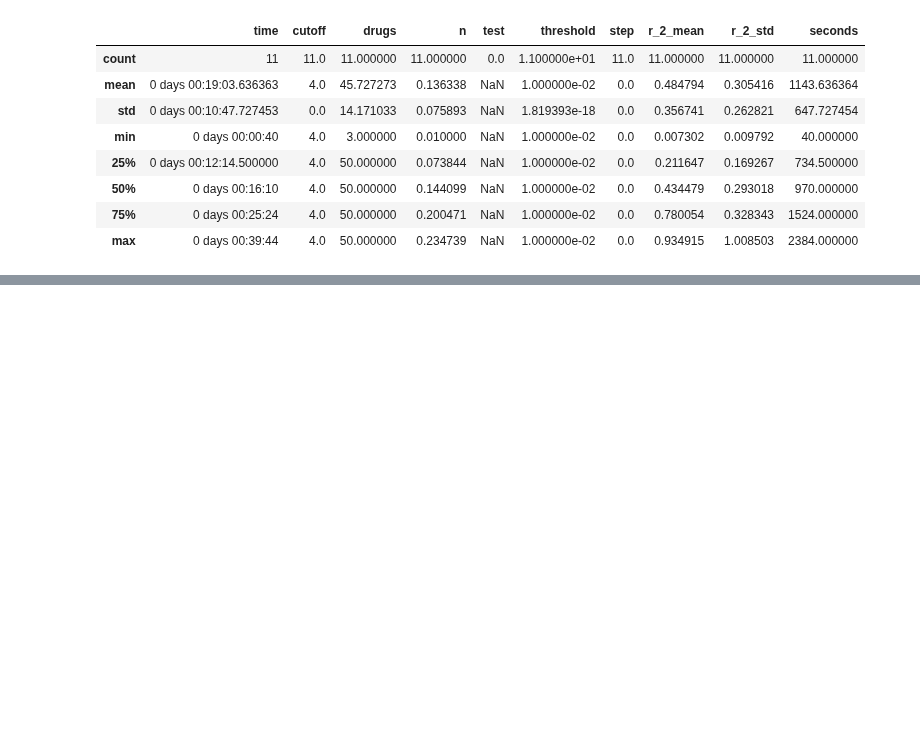
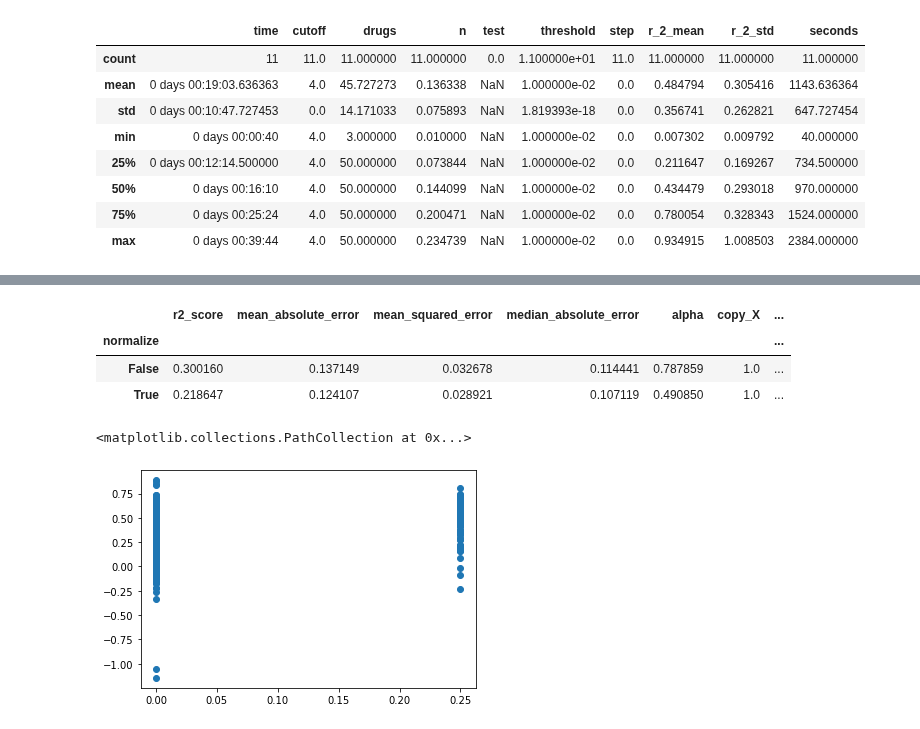
Before and after one commit to lucas-ubm/phc-data-pipeline, a Jupyter notebook: Ranalysis.ipynb, the cells around one changed output, grey strips where cells are left out. Cells and saved outputs as stored; diff of their text form; code cells hidden in the pictures; blank space fills up the shorter version.

```diff
--- a/Ranalysis.ipynb
+++ b/Ranalysis.ipynb
@@ -6,3 +0,0 @@ f = subprocess.run("guild select " +a, shell=True, capture_output=True)
-# %%
-d = pd.read_csv('venv/.guild/runs/'+f.stdout.decode('utf-8')[:-1]+'/scores.csv')
-d['run'] = [a for i in range(0, d.shape[1]+1)]
@@ -34,9 +0,0 @@ data.join(d, on='run', how='right')
-# %%
-def append(data, run):
-    for a in run:
-        f = subprocess.run("guild select " +a, shell=True, capture_output=True)
-        d = pd.read_csv('venv/.guild/runs/'+f.stdout.decode('utf-8')[:-1]+'/scores.csv')
-        d['run'] = [a for i in range(0, d.shape[0])]
-        d = d.set_index('run')
-        data = data.join(d, on='run', how='left', rsuffix='_score')
-    return data
@@ -199,0 +96,12 @@ Name: 94e32f77, dtype: object
+# %%
+def append(data, run):
+    result = pd.DataFrame()
+    for a in run:
+        f = subprocess.run("guild select " +a, shell=True, capture_output=True)
+        d = pd.read_csv('venv/.guild/runs/'+f.stdout.decode('utf-8')[:-1]+'/scores.csv')
+        d['run'] = [a for i in range(0, d.shape[0])]
+        d = d.set_index('run')
+        result = pd.concat([result, d])
+    return result
+# %%
+k = append(en, en.index)
@@ -199,0 +125,12 @@ Name: 94e32f77, dtype: object
+# %%
+k.groupby('normalize').mean()
+# %% [output]
+|  | r2_score | mean_absolute_error | mean_squared_error | median_absolute_error | alpha | copy_X | ... |
+| normalize |  |  |  |  |  |  | ... |
+| False | 0.300160 | 0.137149 | 0.032678 | 0.114441 | 0.787859 | 1.0 | ... |
+| True | 0.218647 | 0.124107 | 0.028921 | 0.107119 | 0.490850 | 1.0 | ... |
+# %%
+plt.scatter(k['l1_ratio'], k['r2_score'])
+# %% [output]
+<matplotlib.collections.PathCollection at 0x...>
+[figure, added]
```
Also changed, not shown: parts of 15 cells of this notebook.
